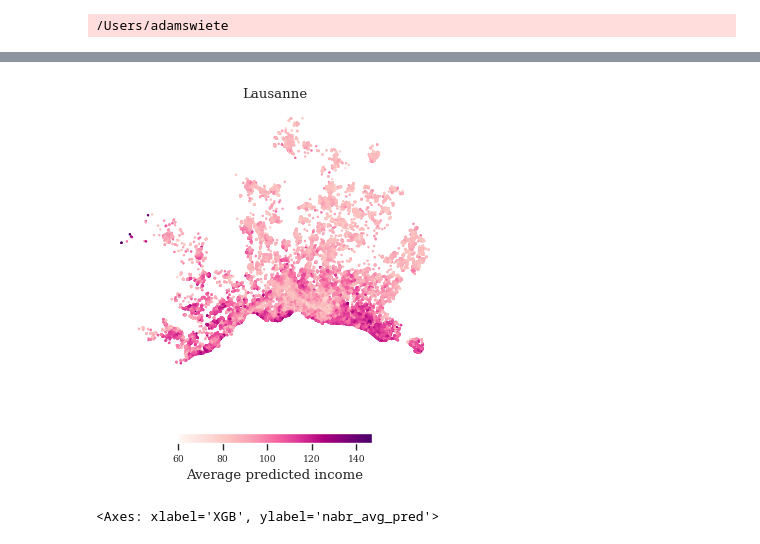
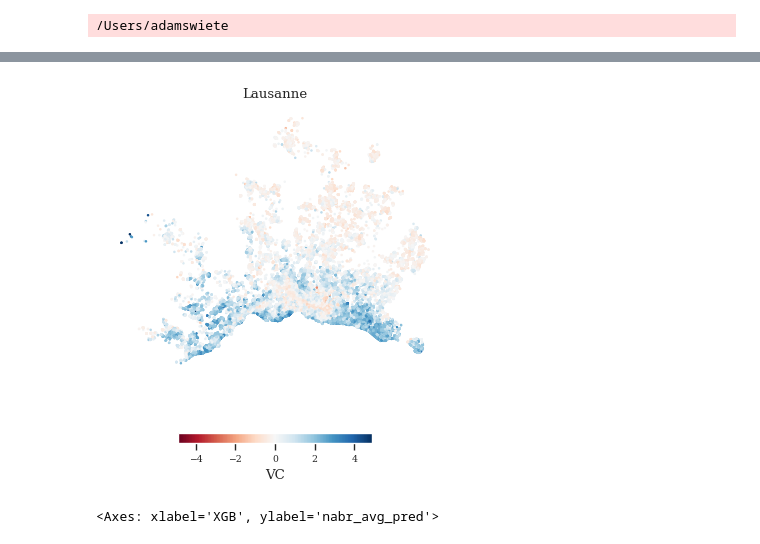
Before and after one commit to AdamSwietek/LUP_VisualCapital, a Jupyter notebook: notebooks/explore_vc/build_lisa_model.ipynb, the cells around one changed output, grey strips where cells are left out. Cells and saved outputs as stored; diff of their text form; code cells hidden in the pictures.

```diff
--- a/notebooks/explore_vc/build_lisa_model.ipynb
+++ b/notebooks/explore_vc/build_lisa_model.ipynb
@@ -22,8 +25,13 @@ dataset = pd.read_pickle('../../../geodata/results/02_spatial_lagged_master.pkl'
 # ch_g2g18  = gpd.read_file('../../geodata/ch_districts/ch_districts_g2g18.gpkg')
 ch_g2g18  = gpd.read_file('../../../geodata/ch_districts/ch_districts_g2g18.gpkg')
 # %%
-dataset['z'] = dataset.groupby('GMDNAME')['XGB'].transform(lambda x: (x - x.median()) / x.std())
+# dataset['z'] = dataset.groupby('GMDNAME')['XGB'].transform(lambda x: (x - x.median()) / x.std())
+dataset['z'] = (dataset.XGB - dataset.XGB.mean() )/ dataset.XGB.std()
+dataset['nz'] = (dataset.nabr_avg_pred - dataset.nabr_avg_pred.mean() )/ dataset.nabr_avg_pred.std()
+
 dataset['err'] = np.log(dataset['XGB'] - dataset['net_income_ptp'])
+dataset['nerr'] = np.log(dataset['nabr_avg_pred'] - dataset['net_income_ptp'])
+
 dataset['zrr'] = dataset.groupby('GMDNAME')['err'].transform(lambda x: np.log(x - x.median()))
 # %% [output]
 /Users/adamswiete
@@ -37,25 +79,23 @@ sel_10agglo_lst = dataset.groupby(['Agglo_Name','Rich_Nabr'])['GMDNR'].size().un
 # %%
-import matplotlib.colors as colors
-
 
 f, ax = plt.subplots(1, figsize=(5, 5))
 gmd = "Lausanne"#sel_10agglo_lst[8]
-tgt = 'nabr_avg_pred'
+tgt = 'nz'
 x = dataset.query("Agglo_Name == @gmd")
 # g = ch_g2g18.query("GMDNAME == @gmd")
 # normalize color
 vmin, vmax, vcenter = x[tgt].min(), x[tgt].max(), 0
 # norm = colors.TwoSlopeNorm(vmin=vmin, vcenter=vcenter, vmax=vmax)
-norm = colors.LogNorm(vmin=vmin, vmax=vmax)
+norm = colors.CenteredNorm(vcenter=0)
 
 # g.plot(color='lightgrey', edgecolor='black', figsize=(5, 5), ax = ax)
-x.plot(column=tgt, cmap = 'RdPu', s = 1, legend=True, figsize=(5, 5), ax = ax,
-                    legend_kwds={'label': "Average predicted income", 'location':'bottom','orientation': "horizontal", 'shrink': 0.5})
+x.plot(column=tgt, cmap = 'RdBu', s = 1, legend=True, figsize=(5, 5), ax = ax, norm = norm,
+                    legend_kwds={'label': "VC", 'location':'bottom','orientation': "horizontal", 'shrink': 0.5})
 
 ax.set_title(gmd)
 ax.set_axis_off()
 # %% [output]
-[figure, old version]
+[figure, new version]
 # %%
 f, ax = plt.subplots(1, figsize=(5, 5))
 sns.scatterplot(data = dataset, x = 'zrr', y = 'nabr_avg_pred', s = 1, ax = ax)
```
Also changed, not shown: parts of 4 cells of this notebook.
